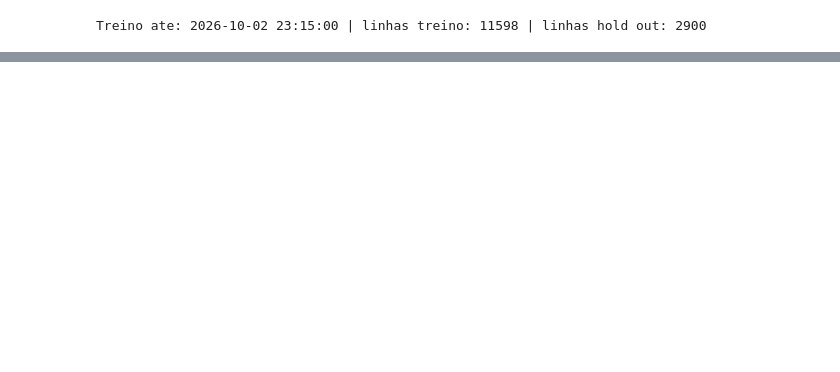
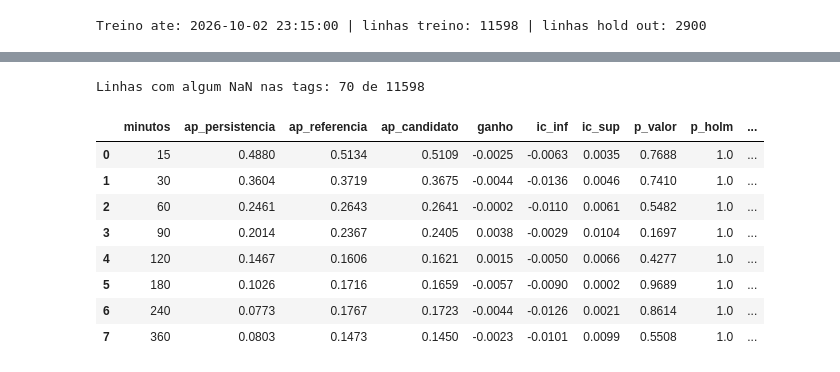
Before and after one commit to jmetrimiranda/ml_atmospheric_emission, a Jupyter notebook: notebooks/4.0-jm-escolha-melhores-features.ipynb, the cells around one changed output, grey strips where cells are left out. Saved outputs shown, nothing was run; the diff lists cells and outputs as text; code cells hidden in the pictures; blank space fills up the shorter version.

```diff
--- a/notebooks/4.0-jm-escolha-melhores-features.ipynb
+++ b/notebooks/4.0-jm-escolha-melhores-features.ipynb
@@ -30,0 +75,21 @@ from ml_atmospheric_emission.plots import plot_horizons
+# %%
+#6.0 Climate of Open-Meteo (downloaded once and saved in data/external)
+#Hourly forecast made 1 day BEFORE each hour (Previous Runs API, _previous_day1): published before t,
+#so it is used for now (t), lags, derivatives and for the instant being predicted (t + k) without leak
+data_inicio = str((ds['Data'].min() - pd.Timedelta(days=1)).date())
+data_fim = str(min(ds['Data'].max() + pd.Timedelta(days=1), pd.Timestamp.now()).date())
+TEM_CLIMA = True
+try:
+    clima = prepare_climate(load_climate(LATITUDE, LONGITUDE, data_inicio, data_fim, CLIMA_VARIAVEIS), FUSO_HORAS)
+except Exception as erro:
+    TEM_CLIMA = False
+    print('Clima NAO testado: nao foi possivel pegar os dados do Open-Meteo')
+    print(erro)
+
+if TEM_CLIMA:
+    ds = create_climate_columns(ds, clima, CLIMA)
+    ds = create_lag_columns(ds, CLIMA, CLIMA_LAG_MINUTOS)
+    ds = create_derivative_columns(ds, CLIMA, CLIMA_DERIVADA_MINUTOS)
+    ds = create_climate_future_columns(ds, clima, CLIMA, CABECAS_POSSIVEIS)
+    print('Linhas sem clima agora:', int(ds[CLIMA].isna().any(axis=1).sum()), 'de', len(ds))
+    print('Linhas sem previsao para t + 360 min:', int(ds[[coluna + '_futuro_360' for coluna in CLIMA]].isna().any(axis=1).sum()))
@@ -156,0 +199,19 @@ X
+# %%
+print('Linhas com algum NaN nas tags:', int(dx_treino[TAGS].isna().any(axis=1).sum()), 'de', len(dx_treino))
+
+dx_treino_ffill = InputingNanRows(dx_treino, TAGS)
+resultado_atual = train_heads_cv(dx_treino, MODELO_ATUAL, CABECAS_POSSIVEIS)
+resultado_ffill = train_heads_cv(dx_treino_ffill, MODELO_ATUAL, CABECAS_POSSIVEIS)
+tabela_nan = compare_runs(resultado_atual, resultado_ffill)
+tabela_nan.round(4)
+# %% [output]
+Linhas com algum NaN nas tags: 70 de 11598
+|  | minutos | ap_persistencia | ap_referencia | ap_candidato | ganho | ic_inf | ic_sup | p_valor | p_holm | ... |
+| 0 | 15 | 0.4880 | 0.5134 | 0.5109 | -0.0025 | -0.0063 | 0.0035 | 0.7688 | 1.0 | ... |
+| 1 | 30 | 0.3604 | 0.3719 | 0.3675 | -0.0044 | -0.0136 | 0.0046 | 0.7410 | 1.0 | ... |
+| 2 | 60 | 0.2461 | 0.2643 | 0.2641 | -0.0002 | -0.0110 | 0.0061 | 0.5482 | 1.0 | ... |
+| 3 | 90 | 0.2014 | 0.2367 | 0.2405 | 0.0038 | -0.0029 | 0.0104 | 0.1697 | 1.0 | ... |
+| 4 | 120 | 0.1467 | 0.1606 | 0.1621 | 0.0015 | -0.0050 | 0.0066 | 0.4277 | 1.0 | ... |
+| 5 | 180 | 0.1026 | 0.1716 | 0.1659 | -0.0057 | -0.0090 | 0.0002 | 0.9689 | 1.0 | ... |
+| 6 | 240 | 0.0773 | 0.1767 | 0.1723 | -0.0044 | -0.0126 | 0.0021 | 0.8614 | 1.0 | ... |
+| 7 | 360 | 0.0803 | 0.1473 | 0.1450 | -0.0023 | -0.0101 | 0.0099 | 0.5508 | 1.0 | ... |
```
Also changed, not shown: parts of 33 cells of this notebook, 17 other files.
